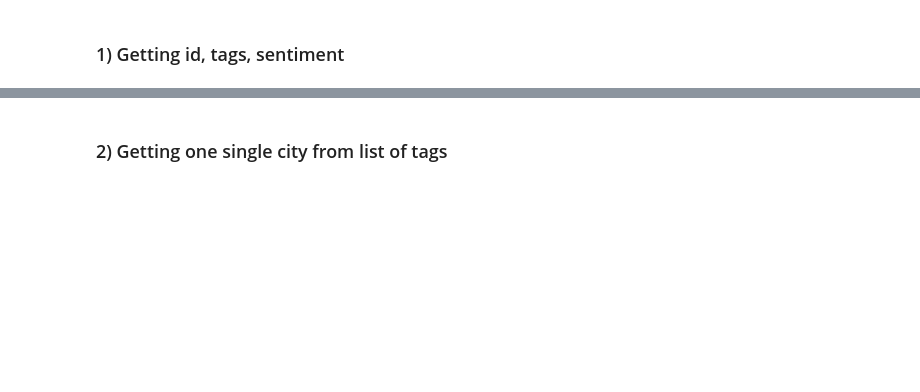
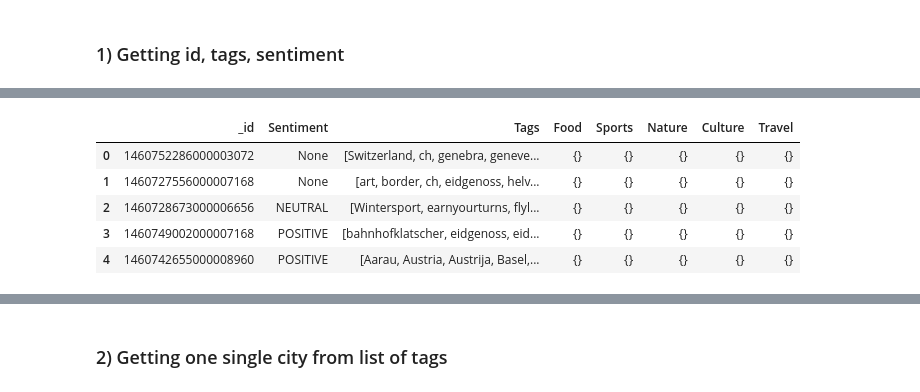
Before and after one commit to tbfang/swiss-happy-maps, a Jupyter notebook: instagram_cantons.ipynb, the cells around one changed output, grey strips where cells are left out. Saved outputs shown, nothing was run; the diff lists cells and outputs as text; code cells hidden in the pictures; blank space fills up the shorter version.

```diff
--- a/instagram_cantons.ipynb
+++ b/instagram_cantons.ipynb
@@ -209,0 +233,9 @@ df_extracted['Tags'][0]
+# %%
+# removes duplicates and combines all the tags from subcategories
+def new_tags_list(tags_list):
+    new_tags_list = []
+    for tags in tags_list:
+        new_tags_list.append(list(set(tags2list(tags)) - set(general_tags)))
+    return new_tags_list
+# %%
+new_tags_list = new_tags_list(tags_list)
@@ -209,0 +270,9 @@ df_extracted['Tags'][0]
+# %%
+df.head()
+# %% [output]
+|  | _id | Sentiment | Tags | Food | Sports | Nature | Culture | Travel |
+| 0 | 1460752286000003072 | None | [Switzerland, ch, genebra, geneve... | {} | {} | {} | {} | {} |
+| 1 | 1460727556000007168 | None | [art, border, ch, eidgenoss, helv... | {} | {} | {} | {} | {} |
+| 2 | 1460728673000006656 | NEUTRAL | [Wintersport, earnyourturns, flyl... | {} | {} | {} | {} | {} |
+| 3 | 1460749002000007168 | POSITIVE | [bahnhofklatscher, eidgenoss, eid... | {} | {} | {} | {} | {} |
+| 4 | 1460742655000008960 | POSITIVE | [Aarau, Austria, Austrija, Basel,... | {} | {} | {} | {} | {} |
```
Also changed, not shown: parts of 28 cells of this notebook.
